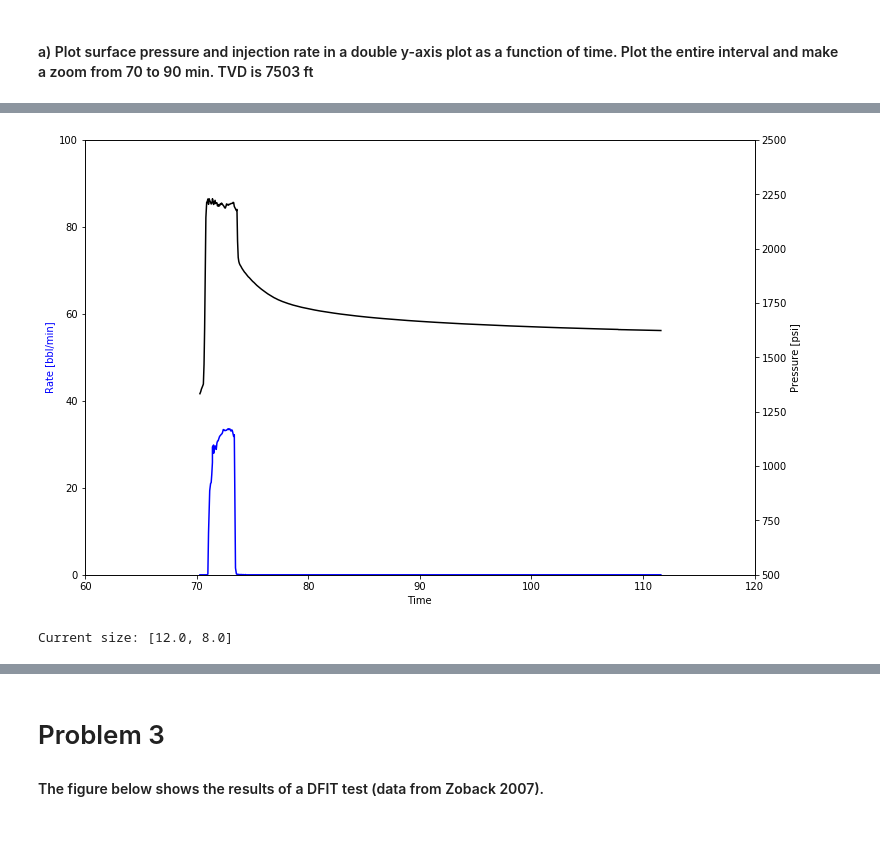
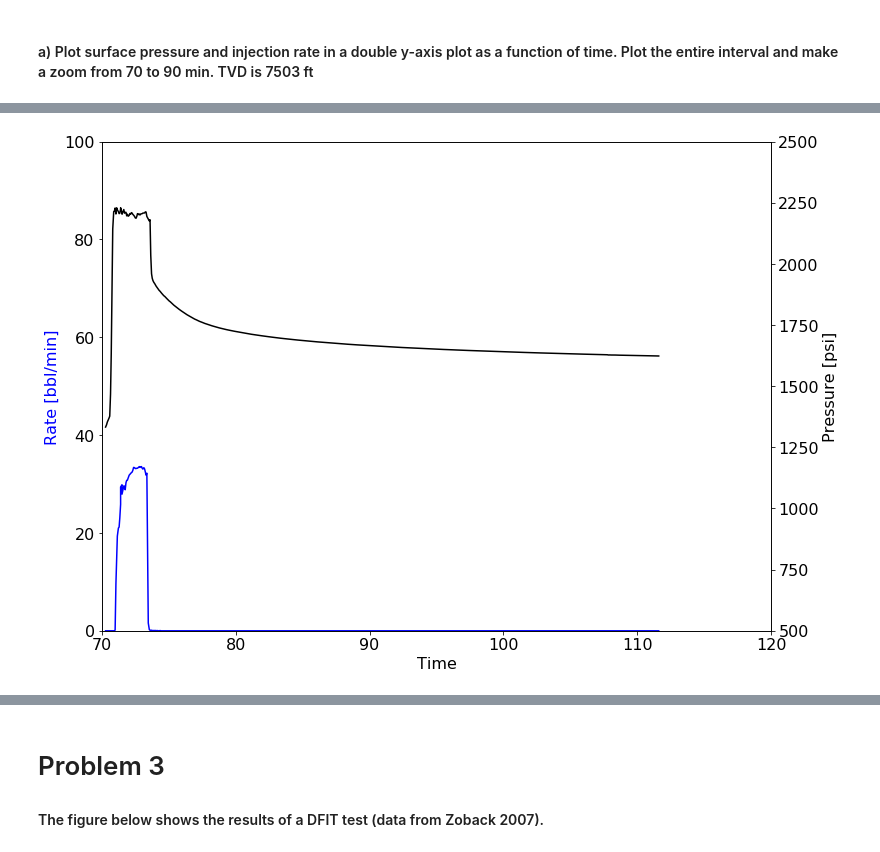
Before and after one commit to dnicolasespinoza/GeomechanicsJupyter, a Jupyter notebook: UndergradHomework/HW6/HW6 Solutions.ipynb, the cells around one changed output, grey strips where cells are left out. Drawn from its saved outputs; the diff is of its cells as text; code cells hidden in the pictures.

```diff
--- a/UndergradHomework/HW6/HW6 Solutions.ipynb
+++ b/UndergradHomework/HW6/HW6 Solutions.ipynb
@@ -68,36 +68,37 @@ DataQ2Summary.head(721)
 # %%
 import numpy as np
 import matplotlib.pyplot as plt
 
 Time = DataQ2Summary['Time (minutes)']
 SQRT_Time = DataQ2Summary['Sqrt(Time)']
 Pressure = DataQ2Summary['Pressure(psi)']
 Rate = DataQ2Summary['Rate (gpm)']
 
 # Plot data
 fig, ax1 = plt.subplots()
 ax2 = ax1.twinx()
 ax1.plot(Time, Rate, 'b-')
 ax2.plot(Time, Pressure, 'k-')
 # Plot labels
 ax1.set_xlabel('Time')
 ax1.set_ylabel('Rate [bbl/min]', color='b')
 ax2.set_ylabel('Pressure [psi]', color='k')
 # Axis range
-plt.xlim([60, 120])
+plt.xlim([70, 120])
 ax1.set_ylim(0, 100)
 ax2.set_ylim(500, 2500)
 plt.show()
 # Get current figure size
 fig_size = plt.rcParams["figure.figsize"]
-print ("Current size:", fig_size)
+# print ("Current size:", fig_size)
 # Set figure size
 fig_size[0] = 12
 fig_size[1] = 9
 plt.rcParams["figure.figsize"] = fig_size
+# Set font size
+plt.rcParams.update({'font.size': 16})
 # %% [output]
-[figure, old version]
+[figure, new version]
-Current size: [12.0, 8.0]
 # %%
 # Plot data
 fig, ax1 = plt.subplots()
```
Also changed, not shown: parts of 8 cells of this notebook, 2 other files.
